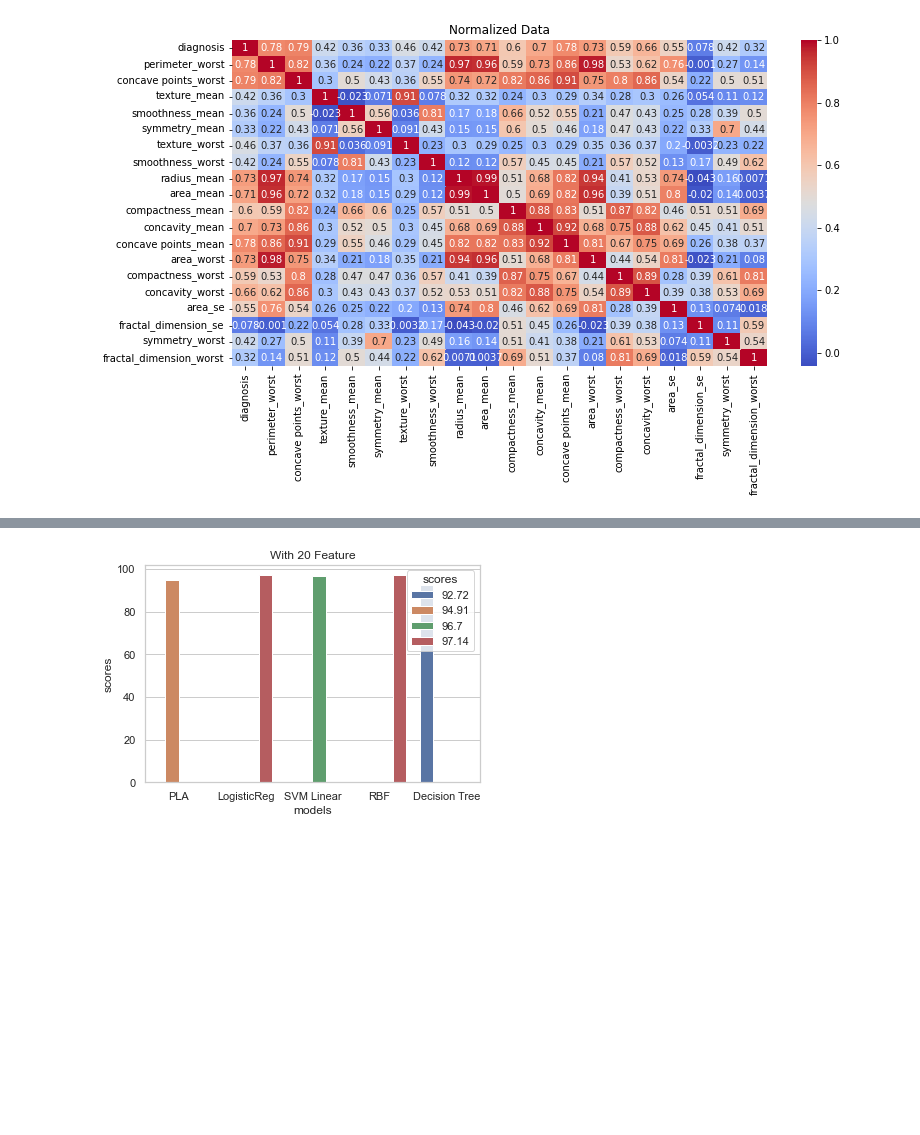
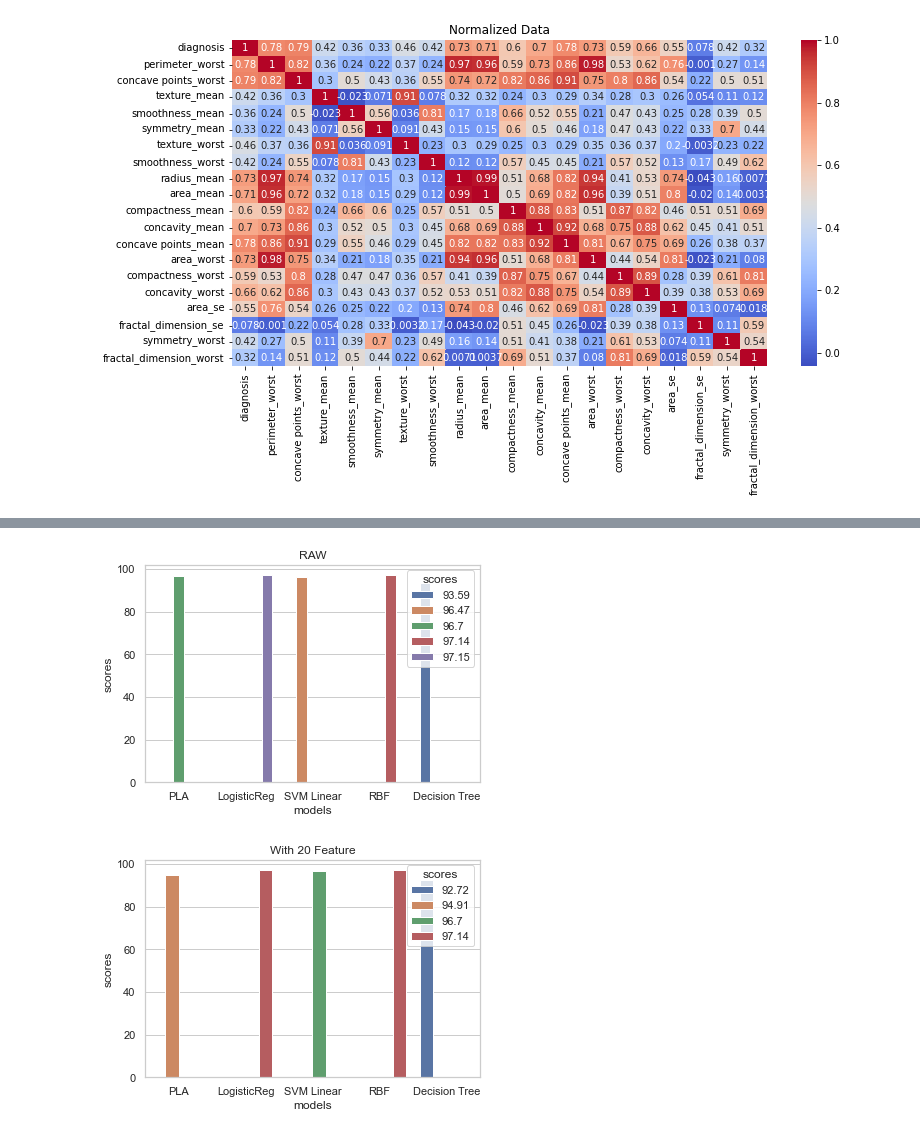
Before and after one commit to muhammed-oztel/CSE4088_ML_Term_Project, a Jupyter notebook: data.ipynb, the cells around one changed output, grey strips where cells are left out. Cells and saved outputs as stored; diff of their text form; code cells hidden in the pictures; blank space fills up the shorter version.

```diff
--- a/data.ipynb
+++ b/data.ipynb
@@ -134,20 +143,32 @@ plt.show()
 # %%
+x = df.drop(['diagnosis'], axis=1)
+y = df['diagnosis']
+
+#splitting the dataframe and keeping 80% of the data for training and rest 20% for testing
+X_train, X_test, y_train, y_test = train_test_split(x, y, test_size=0.2, random_state=42, stratify = y)
+# print(len(y_train))
+sc = StandardScaler()
+X_train = sc.fit_transform(X_train)
+X_test = sc.transform(X_test)
+
+
+
 #dividing the dataframe into training and target features
 x_20 = df_20.drop(['diagnosis'], axis=1)
 y_20 = df_20['diagnosis']
 
 #splitting the dataframe and keeping 80% of the data for training and rest 20% for testing
-X_train20, X_test20, y_train20, y_test20 = train_test_split(x_20, y_20, test_size=0.2, random_state=42, stratify = y)
+X_train20, X_test20, y_train20, y_test20 = train_test_split(x_20, y_20, test_size=0.2, random_state=42, stratify = y_20)
 # print(len(y_train))
 sc = StandardScaler()
 X_train20 = sc.fit_transform(X_train20)
 X_test20 = sc.transform(X_test20)
 
-x = df_cor.drop(['diagnosis'], axis=1)
-y = df_cor['diagnosis']
+x_cor = df_cor.drop(['diagnosis'], axis=1)
+y_cor = df_cor['diagnosis']
 
 #splitting the dataframe and keeping 80% of the data for training and rest 20% for testing
-X_train_cor, X_test_cor, y_train_cor, y_test_cor = train_test_split(x, y, test_size=0.2, random_state=42, stratify = y)
+X_train_cor, X_test_cor, y_train_cor, y_test_cor = train_test_split(x_cor, y_cor, test_size=0.2, random_state=42, stratify = y)
 # print(len(y_train))
 sc = StandardScaler()
 X_train_cor = sc.fit_transform(X_train_cor)
@@ -193,5 +214,6 @@ def find_scores(X_train, y_train):
     classifiers.append(dt_classifier)
     return scores, classifiers
 
+scores, clfs = find_scores(X_train, y_train)
 scores_20, clfs_20 = find_scores(X_train20, y_train20)
 scores_cor, clfs_cor = find_scores(X_train_cor, y_train_cor)
@@ -202,3 +228,10 @@ scores_20, scores_cor
+# %%
+models = ["PLA", "LogisticReg", "SVM Linear", "RBF", "Decision Tree"]
+sns.set_theme(style="whitegrid")
+df = pd.DataFrame({'models': models, 'scores': scores})
+ax = sns.barplot(x="models", y="scores", data=df, hue="scores").set_title("RAW")
+# %% [output]
+[figure, added]
 # %%
 models = ["PLA", "LogisticReg", "SVM Linear", "RBF", "Decision Tree"]
 sns.set_theme(style="whitegrid")
```
Also changed, not shown: parts of 3 cells of this notebook.
